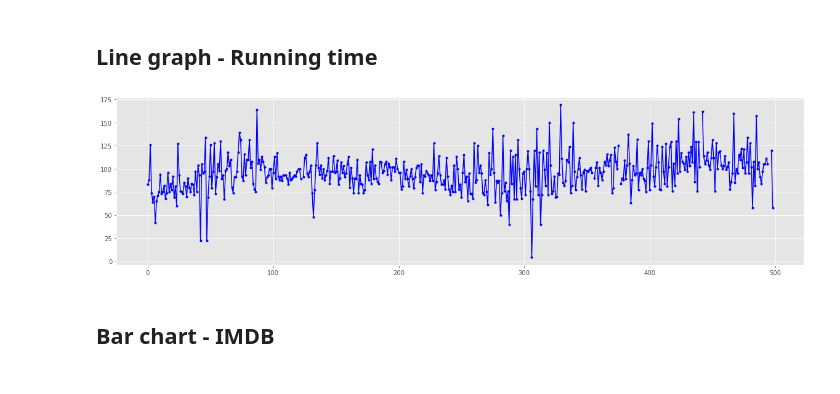
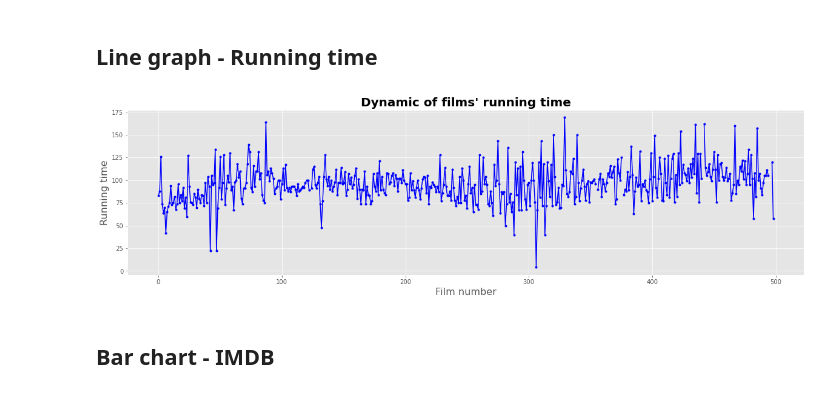
Before and after one commit to Sahadov/Data_Science_Project_Disney, a Jupyter notebook: Disney.ipynb, the cells around one changed output. Drawn from its saved outputs; the diff is of its cells as text; code cells hidden in the pictures.

```diff
--- a/Disney.ipynb
+++ b/Disney.ipynb
@@ -375,9 +377,13 @@ plt.show()
 # %%
 plt.figure(figsize=(20,5))
 plt.plot(df.index, df['Running time (mins)'], 'b.-', label='United States')
+plt.title("Dynamic of films' running time", fontdict={'fontweight':'bold', 'fontsize': 20})
+plt.xlabel('Film number', fontdict={'fontsize': 16})
+plt.ylabel('Running time', fontdict={'fontsize': 16})
+plt.savefig('2.png', dpi=300)
 plt.show()
 # %% [output]
-[figure, old version]
+[figure, new version]
 # %% [markdown]
 ## Bar chart - IMDB
 # %%
```
Also changed, not shown: parts of 7 cells of this notebook, 1 other file.
